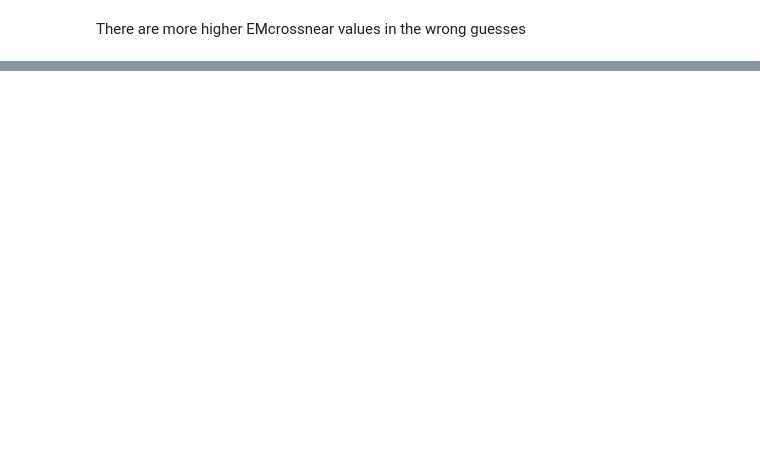
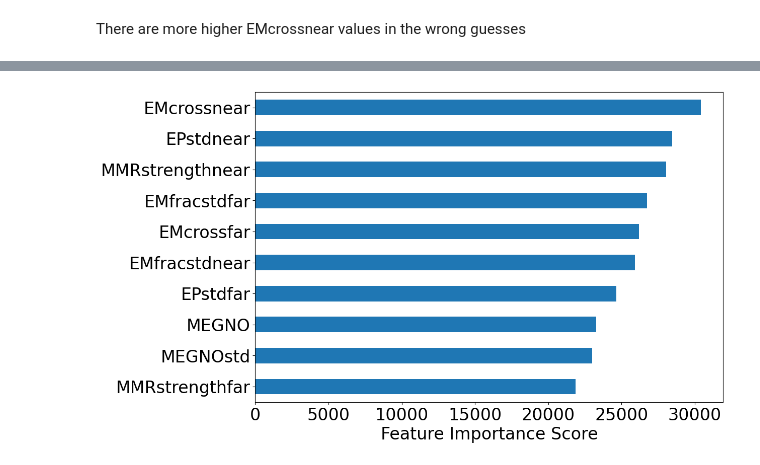
Before and after one commit to Ethadhani/SPOCKalt, a Jupyter notebook: spockTrain/spock_testv1.75.ipynb, the cells around one changed output, grey strips where cells are left out. Cells and saved outputs as stored; diff of their text form; code cells hidden in the pictures; blank space fills up the shorter version.

```diff
--- a/spockTrain/spock_testv1.75.ipynb
+++ b/spockTrain/spock_testv1.75.ipynb
@@ -202,9 +237,9 @@ print( accuracy_score(twoModel.predict(realTest[features]), realTest["Stable"]))
 # %%
 oneModel = XGBClassifier(learning_rate = 0.03,
                          max_depth = 20,
-                         subsample = 0.9,
+                         subsample = 0.95,
                          min_child_weight = 5,
-                         n_estimators = 200,
+                         n_estimators = 100,
                          scale_pos_weight=2.4)
 # %%
 oneModel.fit(train[pfeatures], train["Stable"])
@@ -230,3 +288,11 @@ print(accuracy_score(oneModel.predict(realTest[pfeatures]), realTest["Stable"]))
+# %%
+feat_imp = pd.Series(oneModel.get_booster().get_fscore()).sort_values(ascending=False)
+ax = feat_imp.plot.barh(figsize=(12,8), fontsize=24)
+ax.set_xlabel('Feature Importance Score', fontsize=24)
+ax.invert_yaxis()
+plt.savefig('featureimportances.pdf', bbox_inches='tight')
+# %% [output]
+[figure, added]
 # %%
 # feature importances
 feat_imp = pd.Series(twoModel.get_booster().get_fscore()).sort_values(ascending=False)
```
Also changed, not shown: parts of 24 cells of this notebook, 12 other files.
